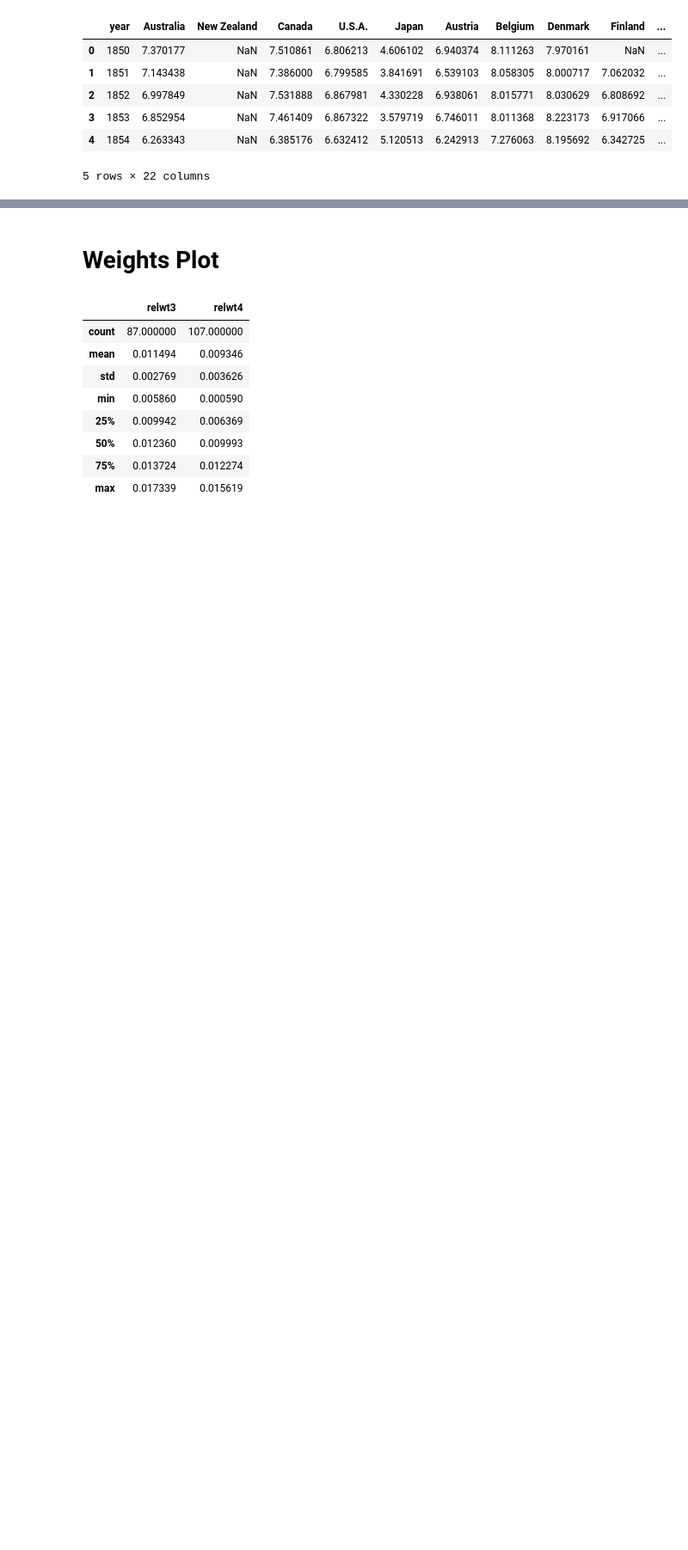
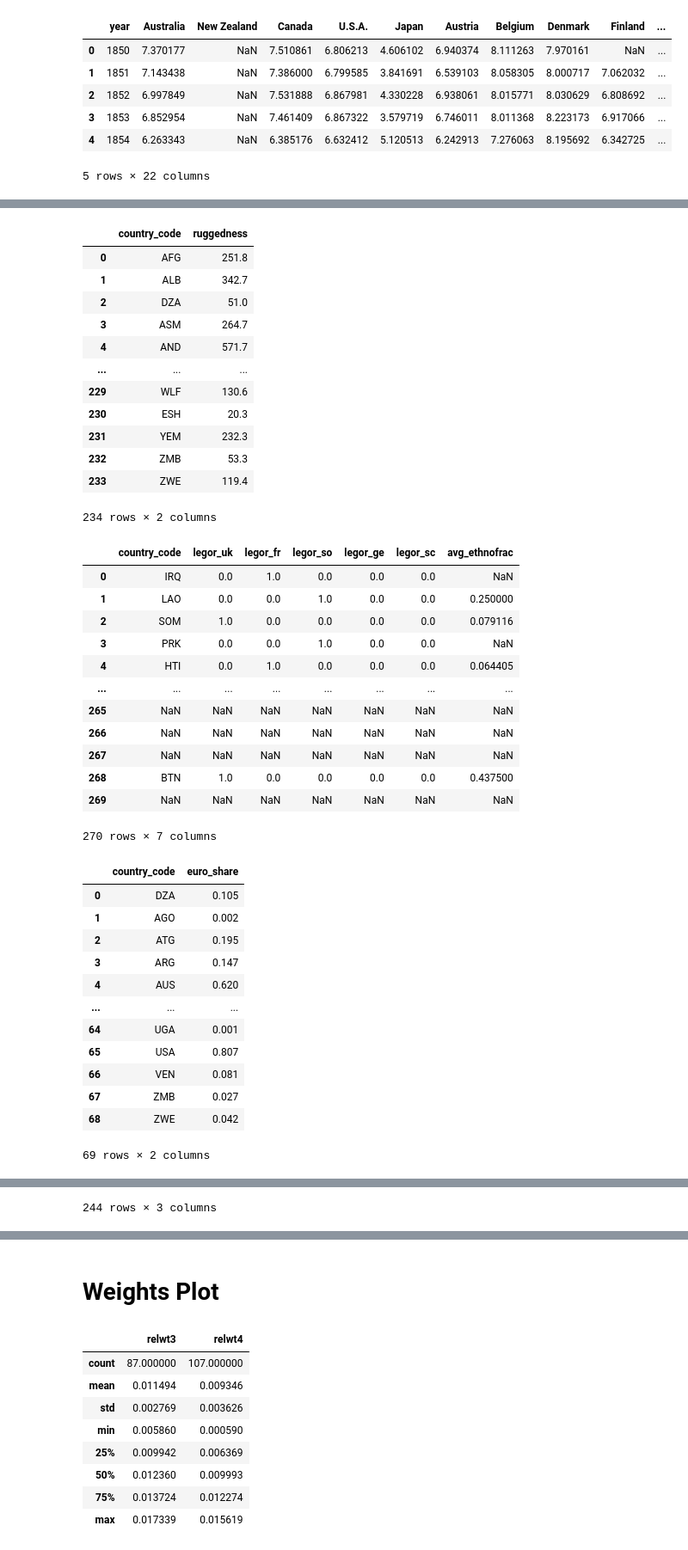
Before and after one commit to jpmvbastos/ColonialLegacy, a Jupyter notebook: Code/ColonialLegacy.ipynb, the cells around one changed output, grey strips where cells are left out. Shown at 86% size. Cells and saved outputs as stored; diff of their text form; code cells hidden in the pictures; blank space fills up the shorter version.

```diff
--- a/Code/ColonialLegacy.ipynb
+++ b/Code/ColonialLegacy.ipynb
@@ -124,0 +204,42 @@ Done: ZWE, independence 1975, EFW is 4.818825482027971 from year 1975.
+# %%
+display(rug,qog,euro,coord)
+# %% [output]
+|  | country_code | ruggedness |
+| 0 | AFG | 251.8 |
+| 1 | ALB | 342.7 |
+| 2 | DZA | 51.0 |
+| 3 | ASM | 264.7 |
+| 4 | AND | 571.7 |
+| ... | ... | ... |
+| 229 | WLF | 130.6 |
+| 230 | ESH | 20.3 |
+| 231 | YEM | 232.3 |
+| 232 | ZMB | 53.3 |
+| 233 | ZWE | 119.4 |
+234 rows × 2 columns
+|  | country_code | legor_uk | legor_fr | legor_so | legor_ge | legor_sc | avg_ethnofrac |
+| 0 | IRQ | 0.0 | 1.0 | 0.0 | 0.0 | 0.0 | NaN |
+| 1 | LAO | 0.0 | 0.0 | 1.0 | 0.0 | 0.0 | 0.250000 |
+| 2 | SOM | 1.0 | 0.0 | 0.0 | 0.0 | 0.0 | 0.079116 |
+| 3 | PRK | 0.0 | 0.0 | 1.0 | 0.0 | 0.0 | NaN |
+| 4 | HTI | 0.0 | 1.0 | 0.0 | 0.0 | 0.0 | 0.064405 |
+| ... | ... | ... | ... | ... | ... | ... | ... |
+| 265 | NaN | NaN | NaN | NaN | NaN | NaN | NaN |
+| 266 | NaN | NaN | NaN | NaN | NaN | NaN | NaN |
+| 267 | NaN | NaN | NaN | NaN | NaN | NaN | NaN |
+| 268 | BTN | 1.0 | 0.0 | 0.0 | 0.0 | 0.0 | 0.437500 |
+| 269 | NaN | NaN | NaN | NaN | NaN | NaN | NaN |
+270 rows × 7 columns
+|  | country_code | euro_share |
+| 0 | DZA | 0.105 |
+| 1 | AGO | 0.002 |
+| 2 | ATG | 0.195 |
+| 3 | ARG | 0.147 |
+| 4 | AUS | 0.620 |
+| ... | ... | ... |
+| 64 | UGA | 0.001 |
+| 65 | USA | 0.807 |
+| 66 | VEN | 0.081 |
+| 67 | ZMB | 0.027 |
+| 68 | ZWE | 0.042 |
+69 rows × 2 columns
@@ -124,0 +258 @@ Done: ZWE, independence 1975, EFW is 4.818825482027971 from year 1975.
+244 rows × 3 columns
```
Also changed, not shown: parts of 10 cells of this notebook, 10 other files.
